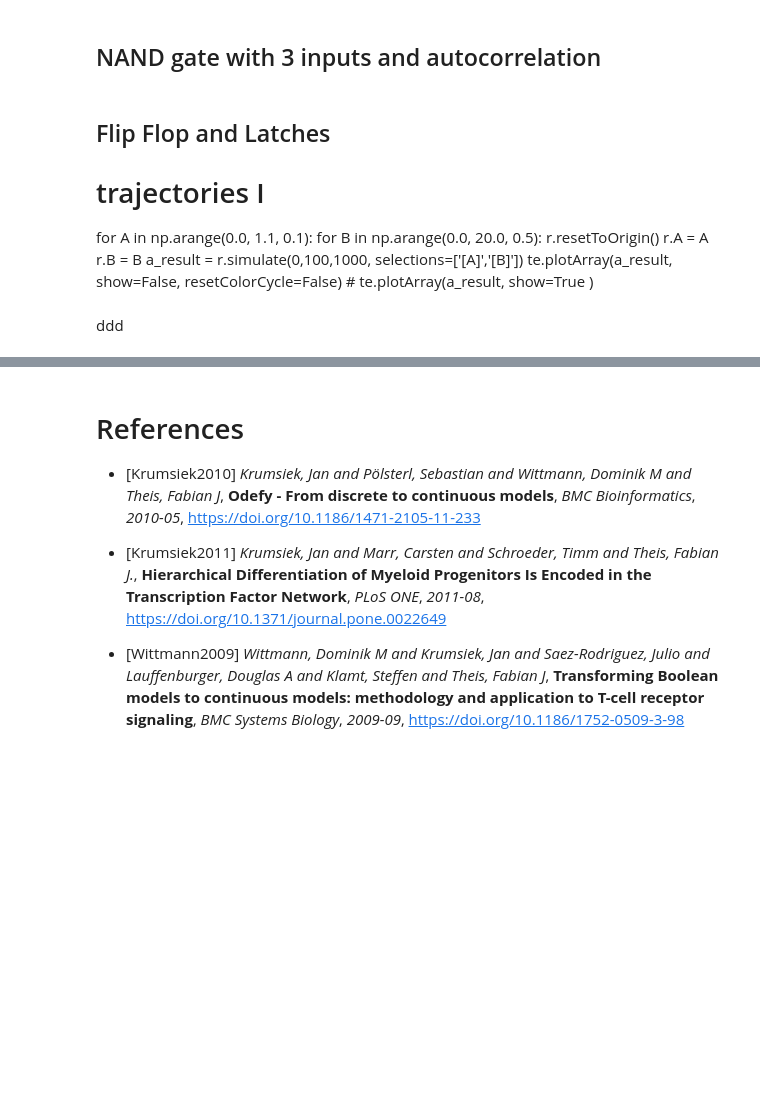
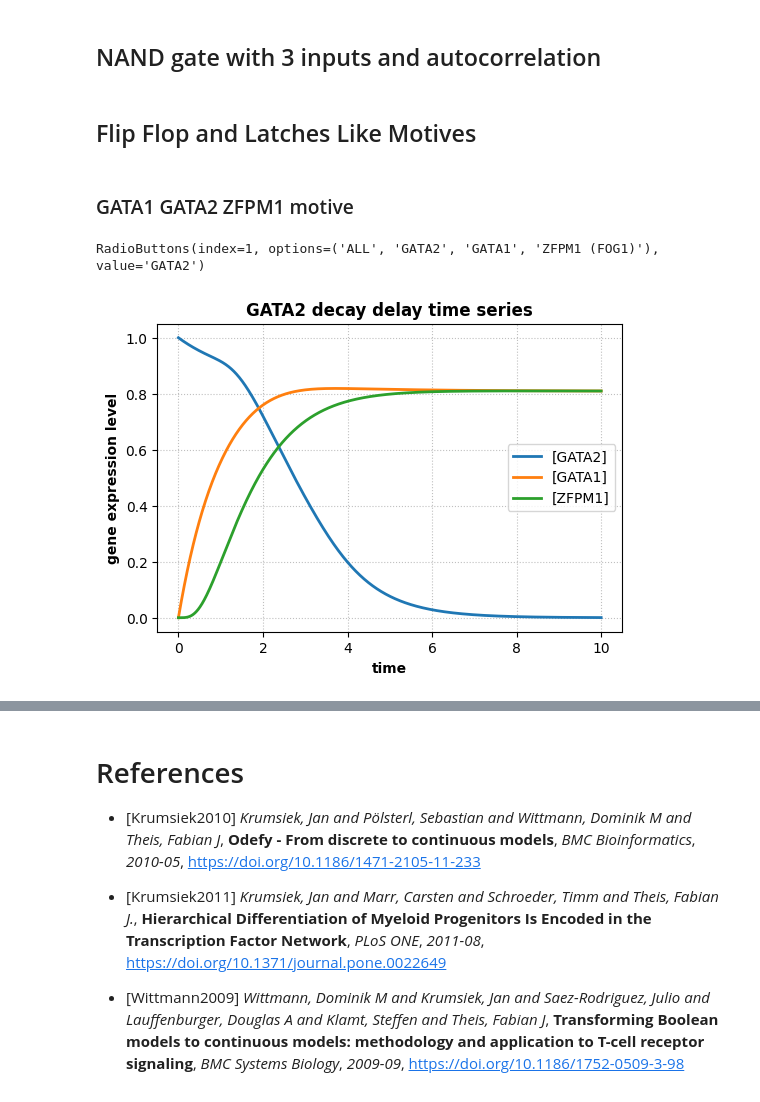
Before and after one commit to elmbeech/grn_myeloid_progenitor, a Jupyter notebook: engr_e542_fall2023_sysbio_network_project_sim.ipynb, the cells around one changed output, grey strips where cells are left out. Drawn from its saved outputs; the diff is of its cells as text; code cells hidden in the pictures; blank space fills up the shorter version.

Commit message:
in the middle of implementing the motive section

```diff
--- a/engr_e542_fall2023_sysbio_network_project_sim.ipynb
+++ b/engr_e542_fall2023_sysbio_network_project_sim.ipynb
@@ -1023,17 +1050,52 @@ df_gate.plot(
     grid=True,
     title = 'NAND gate - input output mapping to GATA2*'
 )
-# %% [markdown]
-## Flip Flop and Latches
-
-# trajectories I
-for A in np.arange(0.0, 1.1, 0.1):
-    for B in np.arange(0.0, 20.0, 0.5):
-        r.resetToOrigin()
-        r.A = A
-        r.B = B
-        a_result = r.simulate(0,100,1000, selections=['[A]','[B]'])
-        te.plotArray(a_result, show=False, resetColorCycle=False)  #
-te.plotArray(a_result, show=True )
-# %% [markdown]
-ddd
+# %% [markdown]
+## Flip Flop and Latches Like Motives
+# %% [markdown]
+### GATA1 GATA2 ZFPM1 motive
+# %%
+# GATA1 GATA2 ZFPM1 motive
+
+s_model = \
+"""
+Jgata2: -> GATA2; b + GATA2^n / (Km^n + GATA2^n) * (1 - GATA1^n / (Km^n + GATA1^n) * ZFPM1^n / (Km^n + ZFPM1^n)) * (1 - SPI1^n / (Km^n + SPI1^n)) - kd*GATA2;  // GATA2 = GATA2 & !(GATA1 & ZFPM1) & !(SPI1)
+Jgata1: -> GATA1; b + ((GATA1^n + GATA2^n + FLI1^n) / (Km^n + GATA1^n + GATA2^n + FLI1^n)) * (1 - SPI1^n / (Km^n + SPI1^n)) - kd*GATA1;  // GATA1 = (GATA1 | GATA2 | FLI1) & !(SPI1)
+Jzpfm1: -> ZFPM1; b + GATA1^n / (Km^n + GATA1^n) - kd*ZFPM1;  // FOG1 is ZFPM1 = GATA1
+
+b = 0.0;
+n = 3.0;
+//vmax = 1.0;
+Km = 0.5;
+kd = 1.0;
+
+FLI1 = 0.0;
+GATA1 = 0.0;
+GATA2 = 0.0;
+SPI1 = 0.0;
+ZFPM1 = 0.0;
+"""
+
+r = te.loada(s_model)
+display(w_radio_gata2gata1zfpm1)
+# %% [output]
+RadioButtons(index=1, options=('ALL', 'GATA2', 'GATA1', 'ZFPM1 (FOG1)'), value='GATA2')
+# %%
+# @title run GATA2 GATA1 ZFPM1 time series
+# run model
+r.resetToOrigin()
+if (w_radio_gata2gata1zfpm1.value in {'ALL','GATA2'}):
+    r.GATA2 = 1.0
+if (w_radio_gata2gata1zfpm1.value in {'ALL','GATA1'}):
+    r.GATA1 = 1.0
+if (w_radio_gata2gata1zfpm1.value in {'ALL','ZFPM1 (FOG1)'}):
+    r.ZFPM1 = 1.0
+r.simulate(0.0, 10.0, 1000)
+r.plot(
+    grid=True,
+    xtitle='time',
+    ytitle='gene expression level',
+    title='GATA2 decay delay time series',
+)
+# %% [output]
+[figure, added]
```
Also changed, not shown: parts of 19 cells of this notebook.
